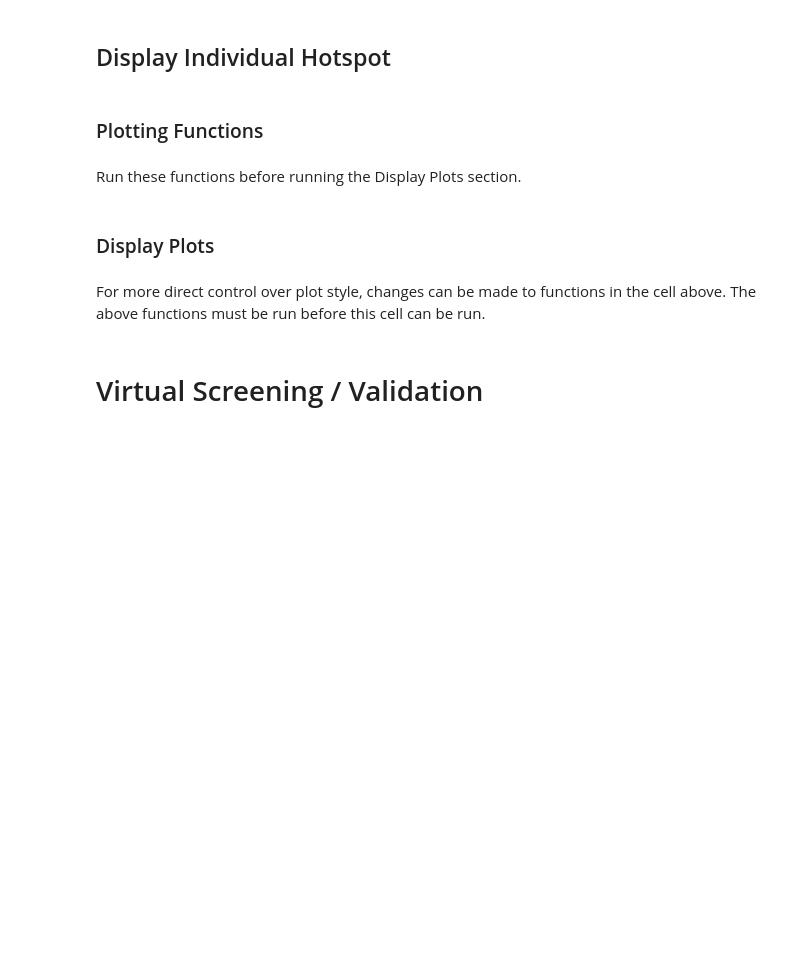
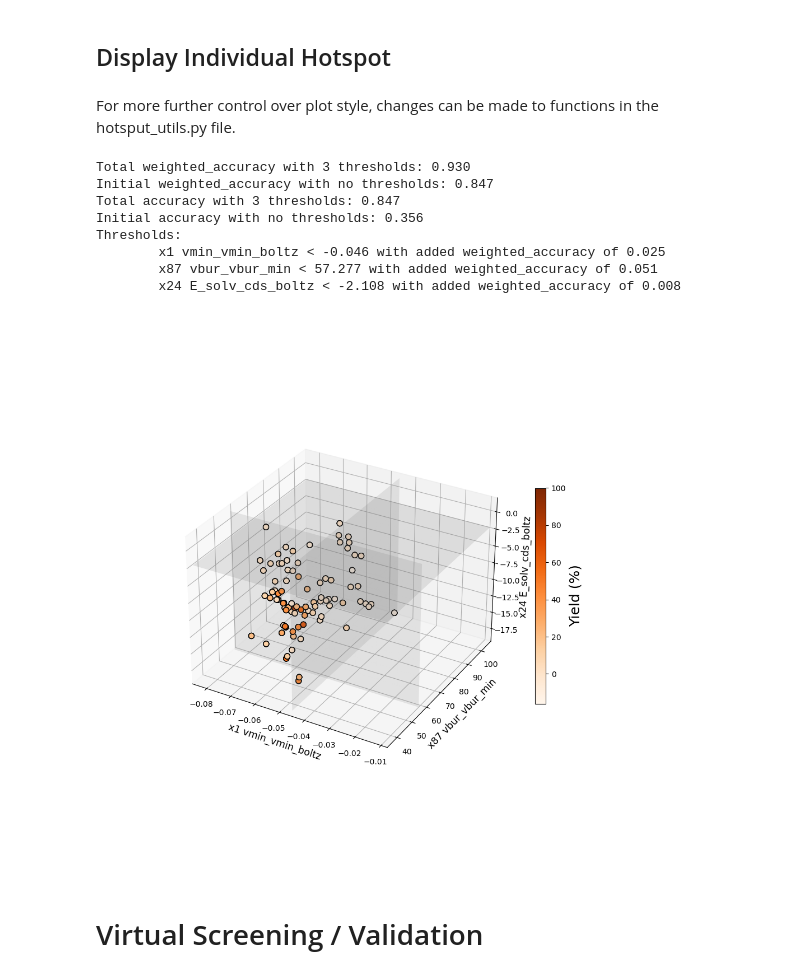
Before and after one commit to SigmanGroup/Multi-Threshold-Analysis-Public, a Jupyter notebook: Multi-Threshold Analysis.ipynb, the cells around one changed output. Drawn from its saved outputs; the diff is of its cells as text; code cells hidden in the pictures; blank space fills up the shorter version.

Commit message:
Streamline plotting and allow virtual screen plotting

```diff
--- a/Multi-Threshold Analysis.ipynb
+++ b/Multi-Threshold Analysis.ipynb
@@ -196,9 +239,9 @@ This section allows you to manually select which feature(s) or range of features
 # For ranges, use data_df.columns[x:y].to_list() to get a list of feature xIDs
 # For specific features, use ['xID1', 'xID2', ...]
 
-manual_features = [['x1'], ['x87']]
+# manual_features = [['x1'], ['x87']]
 # manual_features = [['x87']]
-# manual_features = [['x1'], ['x87'], data_df.columns[3:].to_list()]
+manual_features = [['x1'], ['x87'], data_df.columns[3:].to_list()]
 
 # Cutoff for what counts as a hit
 y_cut = 10
@@ -270,7 +331,3 @@ for i, hs in enumerate(best_hotspots[:n]):
     print('\n**********************************\n')
 # %% [markdown]
 ## Display Individual Hotspot
-# %% [markdown]
-### Plotting Functions
-# %% [markdown]
-Run these functions before running the Display Plots section.
@@ -562,17 +334,25 @@ def plot_triple_threshold(hs:Hotspot, subset:str ='all', coloring:str = 'scaled'
-# %% [markdown]
-### Display Plots
 # %% [markdown]
-For more direct control over plot style, changes can be made to functions in the cell above. The above functions must be run before this cell can be run.
+For more further control over plot style, changes can be made to functions in the hotsput_utils.py file.
 # %%
 # Select the hotspot you want to plot based on its index
 hotspot_index = 0
+
 print(best_hotspots[hotspot_index])
-
 
 # subset can be 'all', 'training', or 'test'
 # You can change the coloring to either 'scaled' or 'binary'
 # output_label is whatever you call your output (Only relevant when using 'scaled' coloring or single threshold)
-plot(best_hotspots[hotspot_index], subset='all', coloring='binary', output_label='Yield (%)', gradient_color='Oranges')
+hotspot_utils.plot_hotspot(best_hotspots[hotspot_index], subset='all', coloring='scaled', output_label='Yield (%)', gradient_color='Oranges')
+# %% [output]
+Total weighted_accuracy with 3 thresholds: 0.930
+Initial weighted_accuracy with no thresholds: 0.847
+Total accuracy with 3 thresholds: 0.847
+Initial accuracy with no thresholds: 0.356
+Thresholds:
+        x1 vmin_vmin_boltz < -0.046 with added weighted_accuracy of 0.025
+        x87 vbur_vbur_min < 57.277 with added weighted_accuracy of 0.051
+        x24 E_solv_cds_boltz < -2.108 with added weighted_accuracy of 0.008
+[figure, added]
 # %% [markdown]
 # Virtual Screening / Validation
 # %% [markdown]
```
Also changed, not shown: parts of 11 cells of this notebook, 1 other file.
